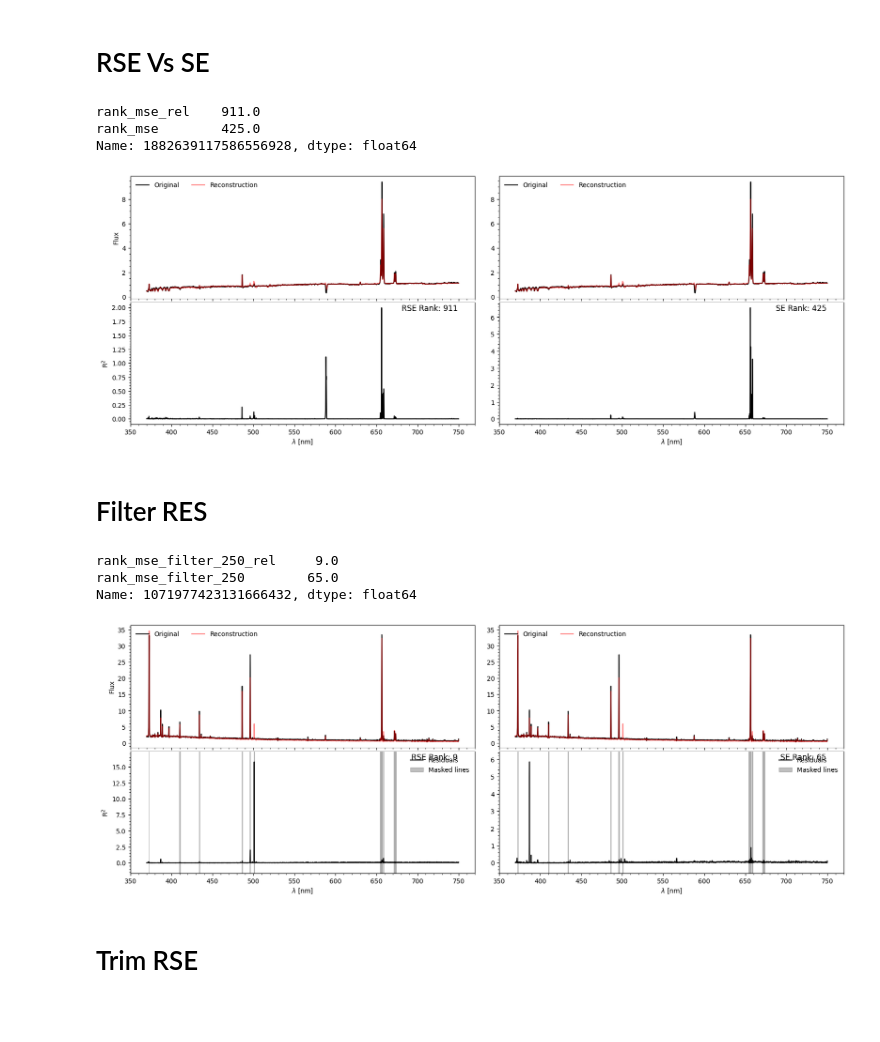
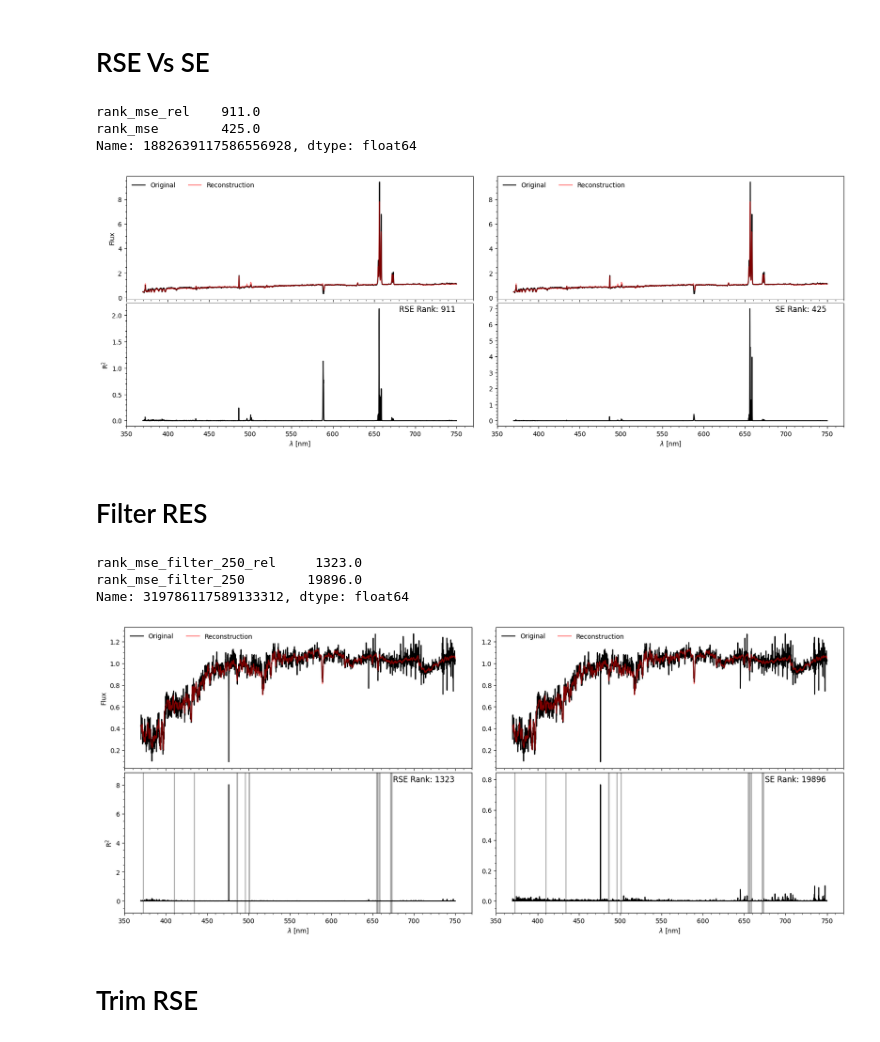
Before and after one commit to ed-ortizm/anomaly, a Jupyter notebook: thesis/residual_based_scores/bin_03/01_02_rse_figs_bin3.ipynb, the cells around one changed output. Cells and saved outputs as stored; diff of their text form; code cells hidden in the pictures; blank space fills up the shorter version.

Commit message:
feature: select filter rse candidates

```diff
--- a/thesis/residual_based_scores/bin_03/01_02_rse_figs_bin3.ipynb
+++ b/thesis/residual_based_scores/bin_03/01_02_rse_figs_bin3.ipynb
@@ -266,11 +266,18 @@ score_rank_df[['rank_mse_rel', 'mse_rel']].sort_values(by='mse_rel', ascending=F
 # %% [markdown]
 # RSE Vs SE
 # %%
-def rse_se_fig(spec, rec_spec, wave_nm, rseidual, squared_res, rse_rank, se_rank, alpha=0.5):
+def rse_se_fig(
+    spec, rec_spec,
+    wave_nm,
+    rseidual, squared_res,
+    rse_rank, se_rank,
+    figsize=(20, 7), alpha=0.5
+):
+
     fig, axs = plt.subplots(
         2, 2,
         sharex=True,
-        figsize=(20, 7)
+        figsize=figsize
     )
     # ----------------------------------------------------
     #
@@ -307,7 +314,7 @@ def rse_se_fig(spec, rec_spec, wave_nm, rseidual, squared_res, rse_rank, se_rank
     # Residulas
     # RSE
     axs[1, 0].plot(
-        wave_nm, RSEidual,
+        wave_nm, rseidual,
         color="black", label="Residuals"
     )
     # res_ticks = [0, 5, 10, 15, 20, 25]
@@ -396,7 +403,7 @@ squared_res = squared_residual(spec, rec_spec)
 rse_rank = score_rank_df.loc[specid, 'rank_mse_rel']
 se_rank = score_rank_df.loc[specid, 'rank_mse']
 # -------------------------------------------------------
-rse_se_fig(
+fig, axs = rse_se_fig(
     spec, rec_spec, wave_nm,
     RSEidual, squared_res,
     rse_rank, se_rank,
@@ -409,6 +416,6 @@ score_rank_df.loc[specid, ['rank_mse_rel', 'rank_mse']].T
 rank_mse_rel    911.0
 rank_mse        425.0
 Name: 1882639117586556928, dtype: float64
-[figure, old version]
+[figure, new version]
 # %% [markdown]
 # Filter RES
@@ -415,54 +431,64 @@ Name: 1882639117586556928, dtype: float64
 # %%
-mask = score_rank_df.rank_mse_filter_250_rel == 9
+mask = score_rank_df.rank_mse_filter_250_rel == 1323
 specid = score_rank_df.loc[mask].index.values[0]
+# specid = 2032375840699869184
 idx_spec = specobjid_to_idx(specid, idx_id_spec)
 spec = spectra[idx_spec]
 rec_spec = ae_model.reconstruct(spec)[0]
 # ------------------------------------------------------
 RSEidual = rse_residual(spec, rec_spec)
-rseidual_vel_maked = rse_residual(spec*vel_mask, rec_spec*vel_mask)
+rseidual_vel_maked = rse_residual(spec, rec_spec)*vel_mask
+# ------------------------------------------------------
 squared_res = squared_residual(spec, rec_spec)
-squared_res_vel_maked = squared_residual(spec*vel_mask, rec_spec*vel_mask)
+squared_res_vel_maked = squared_residual(spec, rec_spec)*vel_mask
 #
 rse_rank = score_rank_df.loc[specid, 'rank_mse_filter_250_rel']
 se_rank = score_rank_df.loc[specid, 'rank_mse_filter_250']
 # -------------------------------------------------------
 fig, axs = rse_se_fig(
     spec, rec_spec, wave_nm,
     rseidual_vel_maked, squared_res_vel_maked,
     rse_rank, se_rank,
+    figsize=(20, 8),
     alpha=0.5
 )
 # ----------------------------------------------------
 # shaded regions
 axs[1, 0].fill_between(
     wave_nm,
     0, 1,              # Fill from bottom (0) to top (1) of the axis
     where=~vel_mask,    # Only where your mask is True
     color='gray',      # Color of the shade
     alpha=0.5,         # Transparency
     transform=axs[1, 0].get_xaxis_transform(), # Key: maps y to axis fractions
     label='Masked lines'
 )
 axs[1, 1].fill_between(
     wave_nm,
     0, 1,              # Fill from bottom (0) to top (1) of the axis
     where=~vel_mask,    # Only where your mask is True
     color='gray',      # Color of the shade
     alpha=0.5,         # Transparency
     transform=axs[1, 1].get_xaxis_transform(), # Key: maps y to axis fractions
     label='Masked lines'
 )
-# leggends
-axs[1, 0].legend(loc='upper right', frameon=False, fontsize=10)
-axs[1, 1].legend(loc='upper right', frameon=False, fontsize=10)
+# # leggends
+# axs[1, 0].legend(loc='upper right', frameon=False, fontsize=10)
+# axs[1, 1].legend(loc='upper right', frameon=False, fontsize=10)
+
 # -------------------------------------------------------
+# w_min, w_max = (480,510)
+# w_min, w_max = (650, 680)
+# axs[1, 0].set_xlim(w_min, w_max)
+# axs[1, 1].set_xlim(w_min, w_max)
+# -------------------------------------------------------
+
 score_rank_df.loc[specid, ['rank_mse_filter_250_rel', 'rank_mse_filter_250']].T
 # %% [output]
-rank_mse_filter_250_rel     9.0
-rank_mse_filter_250        65.0
-Name: 1071977423131666432, dtype: float64
+rank_mse_filter_250_rel     1323.0
+rank_mse_filter_250        19896.0
+Name: 319786117589133312, dtype: float64
-[figure, old version]
+[figure, new version]
 # %%
 # mask = score_rank_df.rank_mse_filter_250_rel == 890
 # specid = score_rank_df.loc[mask].index.values[0]
```
Also changed, not shown: parts of 1 cell of this notebook.
